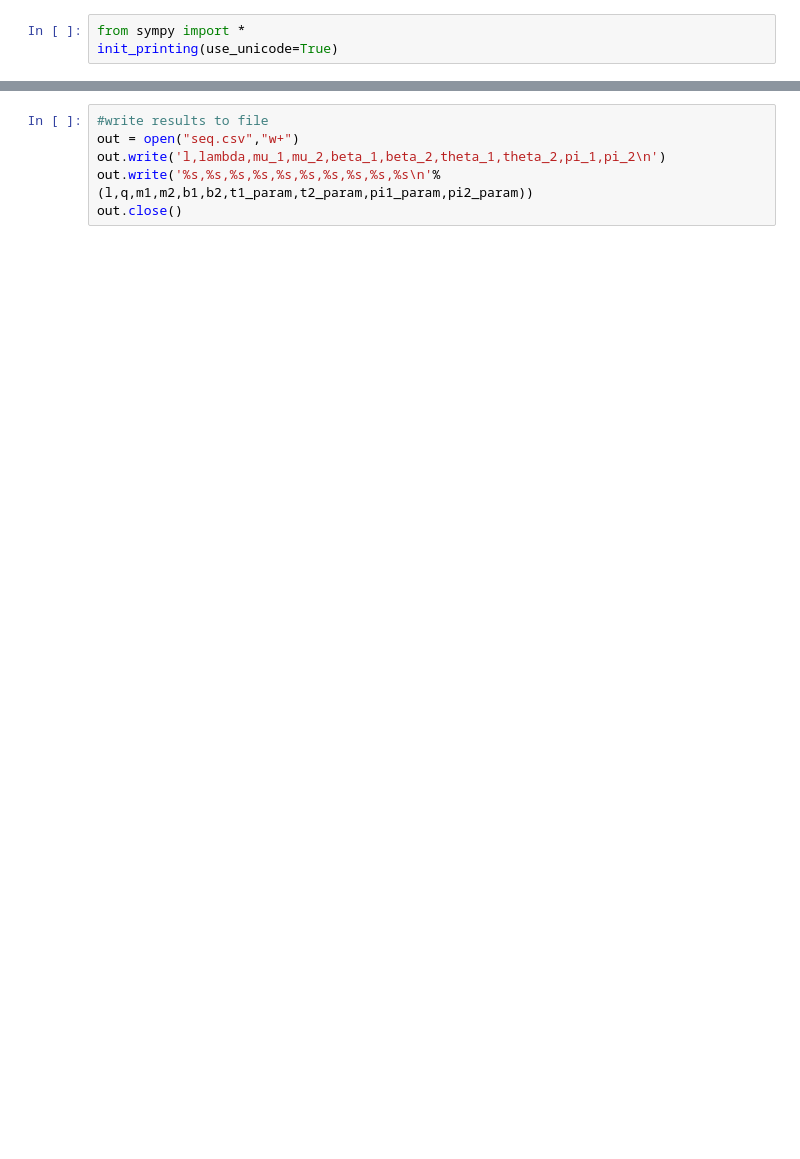
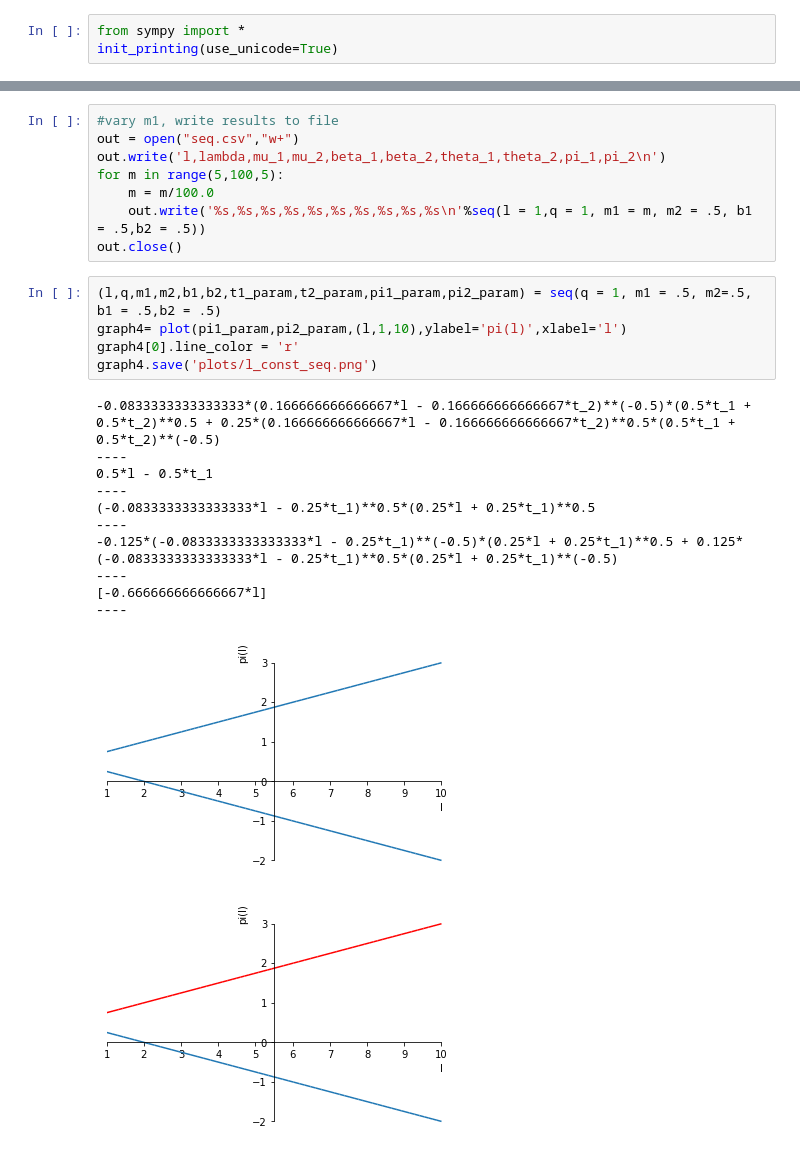
Before and after one commit to ericschulman/health_bargains, a Jupyter notebook: seq.ipynb, the cells around one changed output, grey strips where cells are left out. Cells and saved outputs as stored; diff of their text form; blank space fills up the shorter version.

```diff
--- a/seq.ipynb
+++ b/seq.ipynb
@@ -53,6 +113,26 @@ pi_2: 0.250000000000000
 # %%
-#write results to file
+#vary m1, write results to file
 out = open("seq.csv","w+")
 out.write('l,lambda,mu_1,mu_2,beta_1,beta_2,theta_1,theta_2,pi_1,pi_2\n')
-out.write('%s,%s,%s,%s,%s,%s,%s,%s,%s,%s\n'%(l,q,m1,m2,b1,b2,t1_param,t2_param,pi1_param,pi2_param))
+for m in range(5,100,5):
+    m = m/100.0
+    out.write('%s,%s,%s,%s,%s,%s,%s,%s,%s,%s\n'%seq(l = 1,q = 1, m1 = m, m2 = .5, b1 = .5,b2 = .5))
 out.close()
+# %%
+(l,q,m1,m2,b1,b2,t1_param,t2_param,pi1_param,pi2_param) = seq(q = 1, m1 = .5, m2=.5, b1 = .5,b2 = .5)
+graph4= plot(pi1_param,pi2_param,(l,1,10),ylabel='pi(l)',xlabel='l')
+graph4[0].line_color = 'r'
+graph4.save('plots/l_const_seq.png')
+# %% [output]
+-0.0833333333333333*(0.166666666666667*l - 0.166666666666667*t_2)**(-0.5)*(0.5*t_1 + 0.5*t_2)**0.5 + 0.25*(0.166666666666667*l - 0.166666666666667*t_2)**0.5*(0.5*t_1 + 0.5*t_2)**(-0.5)
+----
+0.5*l - 0.5*t_1
+----
+(-0.0833333333333333*l - 0.25*t_1)**0.5*(0.25*l + 0.25*t_1)**0.5
+----
+-0.125*(-0.0833333333333333*l - 0.25*t_1)**(-0.5)*(0.25*l + 0.25*t_1)**0.5 + 0.125*(-0.0833333333333333*l - 0.25*t_1)**0.5*(0.25*l + 0.25*t_1)**(-0.5)
+----
+[-0.666666666666667*l]
+----
+[figure, added]
+[figure, added]
```
Also changed, not shown: parts of 5 cells of this notebook, 1 other file.
